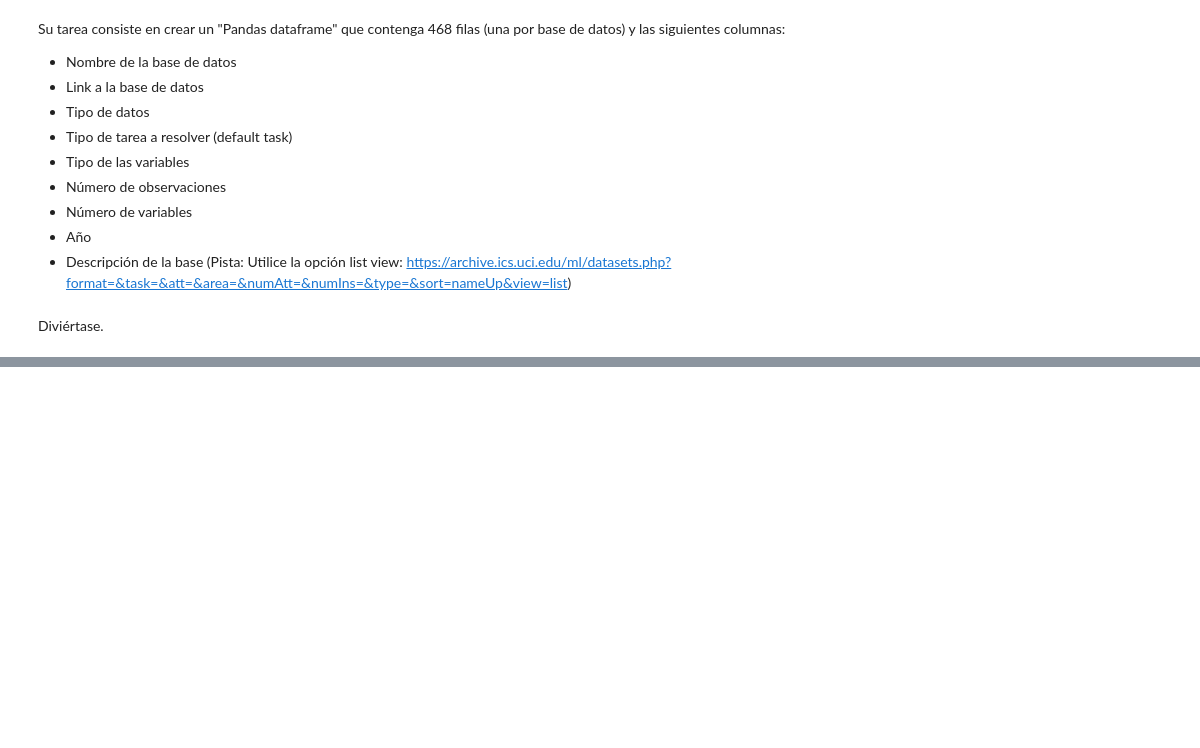
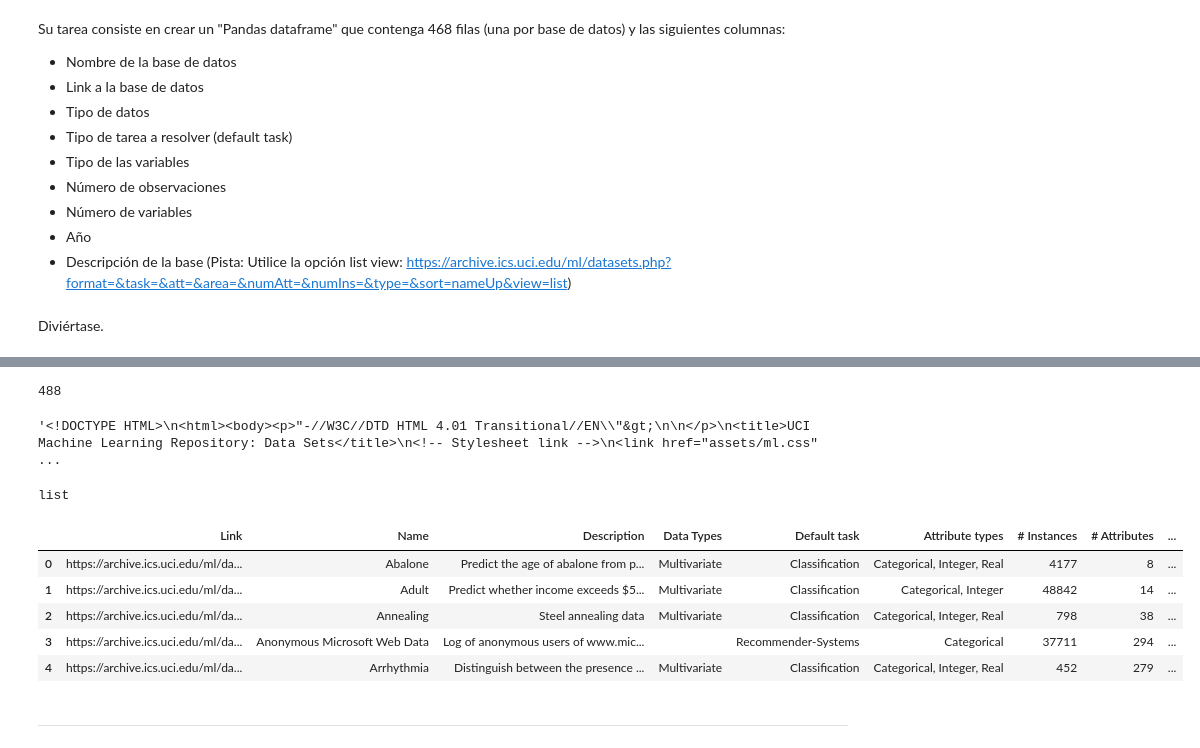
Before and after one commit to Juansemv/MCPP_juan.munoz, a Jupyter notebook: Talleres/mcpp_taller_8_Juan_Munoz.ipynb, the cells around one changed output, grey strips where cells are left out. Saved outputs shown, nothing was run; the diff lists cells and outputs as text; code cells hidden in the pictures; blank space fills up the shorter version.

```diff
--- a/Talleres/mcpp_taller_8_Juan_Munoz.ipynb
+++ b/Talleres/mcpp_taller_8_Juan_Munoz.ipynb
@@ -143,0 +163,2 @@ Diviértase.
+# %%
+soup = BeautifulSoup(html)
@@ -143,0 +206,36 @@ Diviértase.
+# %%
+len(titles)
+# %% [output]
+488
+# %%
+str(soup)
+# %% [output]
+'<!DOCTYPE HTML>\n<html><body><p>"-//W3C//DTD HTML 4.01 Transitional//EN\\"&gt;\n\n</p>\n<title>UCI Machine Learning Repository: Data Sets</title>\n<!-- Stylesheet link -->\n<link href="assets/ml.css" ...
+# %%
+z = '(?:(?!">).)+">((?:(?!\\xa).)*)\\xa0'
+pat = '</td><td><p class="normal"><b><a href="datasets/([^"]*)">([^<]*)</a></b></p></td></tr></table></td>\n<!-- <td><p class="normal">((?:(?!&n).)*)&nbsp;</p></td> -->\n<td><p class="normal">((?:(?!\xa0</p>).)*)\xa0</p></td>\n<td><p class="normal">((?:(?!\xa0</p>).)*)\xa0</p></td>\n<td><p class="normal">((?:(?!\xa0</p>).)*)\xa0</p></td>\n<td><p class="normal">((?:(?!\xa0</p>).)*)\xa0</p></td>\n<td><p class="normal">((?:(?!\xa0</p>).)*)\xa0</p></td>\n<td><p class="normal">((?:(?!\xa0</p>).)*)\xa0</p>'
+#((?:(?!"normal">).)+)"normal">
+info = re.findall(pat, str(soup))
+len(info)
+type(info)
+# %% [output]
+list
+# %%
+info_lists = [list(elem) for elem in info]
+for i in range(len(info)):
+    info_lists[i][0] = "https://archive.ics.uci.edu/ml/datasets/"+info_lists[i][0]
+# %%
+import pandas as pd
+Databases = pd.DataFrame(info_lists)
+Databases.columns = ['Link','Name','Description','Data Types','Default task','Attribute types', '# Instances', '# Attributes', 'Year']
+# %%
+Databases.head()
+# %% [output]
+|  | Link | Name | Description | Data Types | Default task | Attribute types | # Instances | # Attributes | ... |
+| 0 | https://archive.ics.uci.edu/ml/da... | Abalone | Predict the age of abalone from p... | Multivariate | Classification | Categorical, Integer, Real | 4177 | 8 | ... |
+| 1 | https://archive.ics.uci.edu/ml/da... | Adult | Predict whether income exceeds $5... | Multivariate | Classification | Categorical, Integer | 48842 | 14 | ... |
+| 2 | https://archive.ics.uci.edu/ml/da... | Annealing | Steel annealing data | Multivariate | Classification | Categorical, Integer, Real | 798 | 38 | ... |
+| 3 | https://archive.ics.uci.edu/ml/da... | Anonymous Microsoft Web Data | Log of anonymous users of www.mic... |  | Recommender-Systems | Categorical | 37711 | 294 | ... |
+| 4 | https://archive.ics.uci.edu/ml/da... | Arrhythmia | Distinguish between the presence ... | Multivariate | Classification | Categorical, Integer, Real | 452 | 279 | ... |
+# %% [markdown]
+---
```
Also changed, not shown: parts of 6 cells of this notebook.
